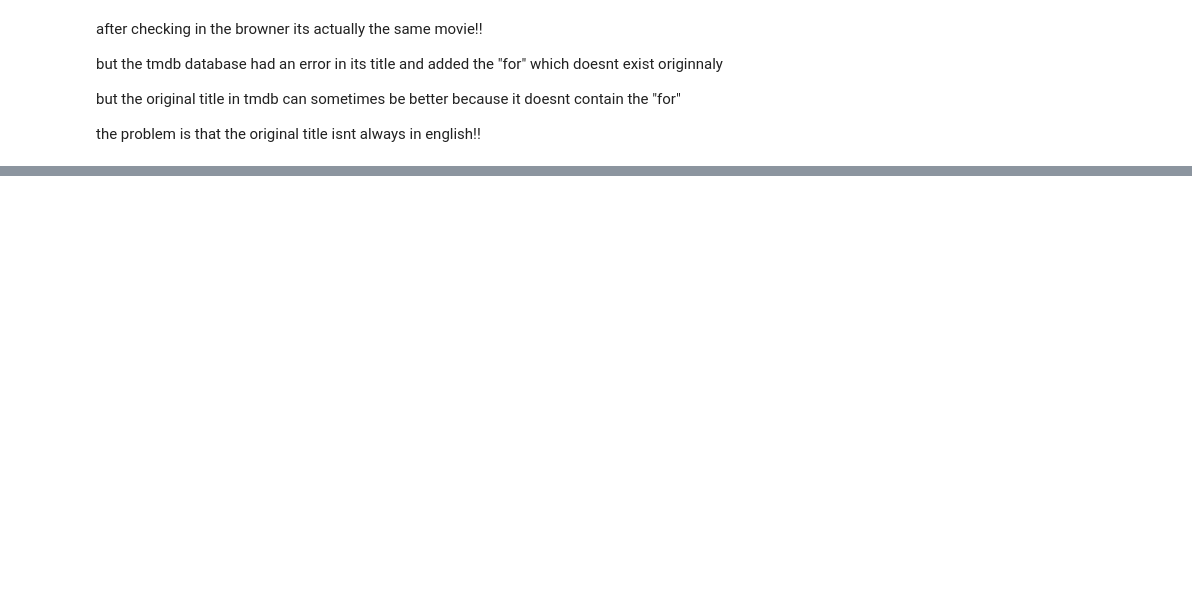
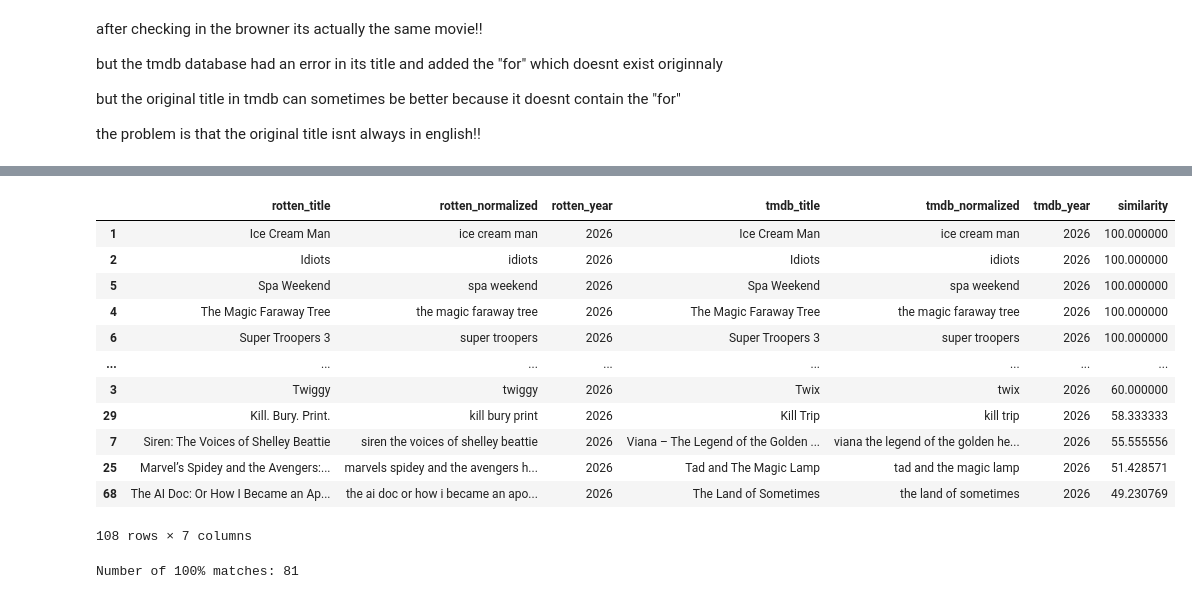
Before and after one commit to sarahmoussaoui/Data-Mining-Movies-Project, a Jupyter notebook: src/cleaning/testing_merge.ipynb, the cells around one changed output, grey strips where cells are left out. Cells and saved outputs as stored; diff of their text form; code cells hidden in the pictures; blank space fills up the shorter version.

```diff
--- a/src/cleaning/testing_merge.ipynb
+++ b/src/cleaning/testing_merge.ipynb
@@ -290,0 +864,77 @@ display(
+# %%
+import difflib
+
+matches = []
+
+for _, rotten_row in rotten_df.iterrows():
+
+    rotten_title = rotten_row['title_normalized']
+    rotten_year = rotten_row['year']
+
+    # Keep only tmdb movies with the same year
+    tmdb_same_year = tmdb_df[
+        tmdb_df['year'] == rotten_year
+    ]
+
+    # If there are no movies with this year, skip
+    if tmdb_same_year.empty:
+        continue
+
+    best_match = None
+    best_score = -1
+
+    # Compare with all tmdb titles from the same year
+    for _, tmdb_row in tmdb_same_year.iterrows():
+
+        tmdb_title = tmdb_row['title_normalized']
+
+        score = difflib.SequenceMatcher(
+            None,
+            rotten_title,
+            tmdb_title
+        ).ratio()
+
+        if score > best_score:
+            best_score = score
+            best_match = tmdb_row
+
+    matches.append({
+        'rotten_title': rotten_row['title'],
+        'rotten_normalized': rotten_title,
+        'rotten_year': rotten_year,
+        'tmdb_title': best_match['title'],
+        'tmdb_normalized': best_match['title_normalized'],
+        'tmdb_year': best_match['year'],
+        'similarity': best_score * 100
+    })
+
+rotten_tmdb_difflib = pd.DataFrame(matches)
+
+display(
+    rotten_tmdb_difflib.sort_values(
+        'similarity',
+        ascending=False
+    )
+)
+# %% [output]
+|  | rotten_title | rotten_normalized | rotten_year | tmdb_title | tmdb_normalized | tmdb_year | similarity |
+| 1 | Ice Cream Man | ice cream man | 2026 | Ice Cream Man | ice cream man | 2026 | 100.000000 |
+| 2 | Idiots | idiots | 2026 | Idiots | idiots | 2026 | 100.000000 |
+| 5 | Spa Weekend | spa weekend | 2026 | Spa Weekend | spa weekend | 2026 | 100.000000 |
+| 4 | The Magic Faraway Tree | the magic faraway tree | 2026 | The Magic Faraway Tree | the magic faraway tree | 2026 | 100.000000 |
+| 6 | Super Troopers 3 | super troopers | 2026 | Super Troopers 3 | super troopers | 2026 | 100.000000 |
+| ... | ... | ... | ... | ... | ... | ... | ... |
+| 3 | Twiggy | twiggy | 2026 | Twix | twix | 2026 | 60.000000 |
+| 29 | Kill. Bury. Print. | kill bury print | 2026 | Kill Trip | kill trip | 2026 | 58.333333 |
+| 7 | Siren: The Voices of Shelley Beattie | siren the voices of shelley beattie | 2026 | Viana – The Legend of the Golden ... | viana the legend of the golden he... | 2026 | 55.555556 |
+| 25 | Marvel’s Spidey and the Avengers:... | marvels spidey and the avengers h... | 2026 | Tad and The Magic Lamp | tad and the magic lamp | 2026 | 51.428571 |
+| 68 | The AI Doc: Or How I Became an Ap... | the ai doc or how i became an apo... | 2026 | The Land of Sometimes | the land of sometimes | 2026 | 49.230769 |
+108 rows × 7 columns
+# %%
+number_100_matches = (
+    rotten_tmdb_difflib['similarity'] == 100
+).sum()
+
+print("Number of 100% matches:", number_100_matches)
+# %% [output]
+Number of 100% matches: 81
```
Also changed, not shown: parts of 48 cells of this notebook.
